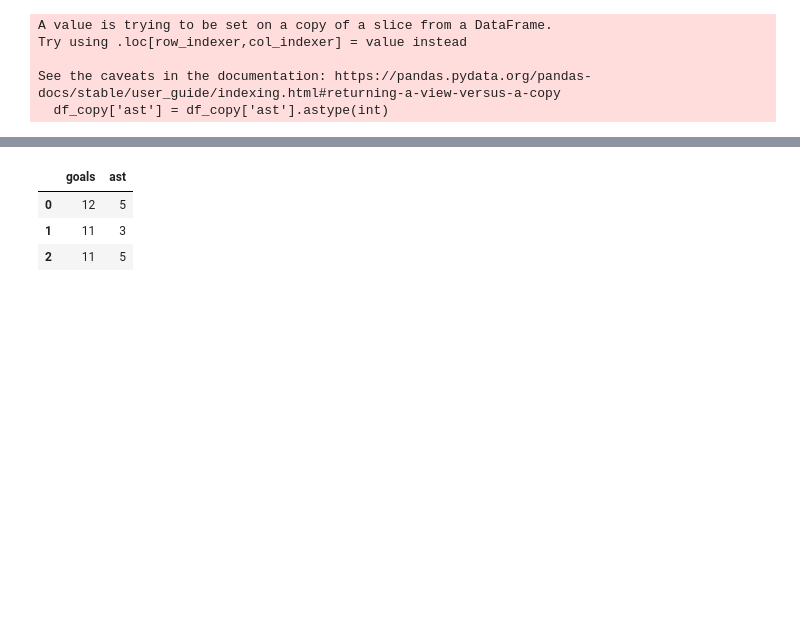
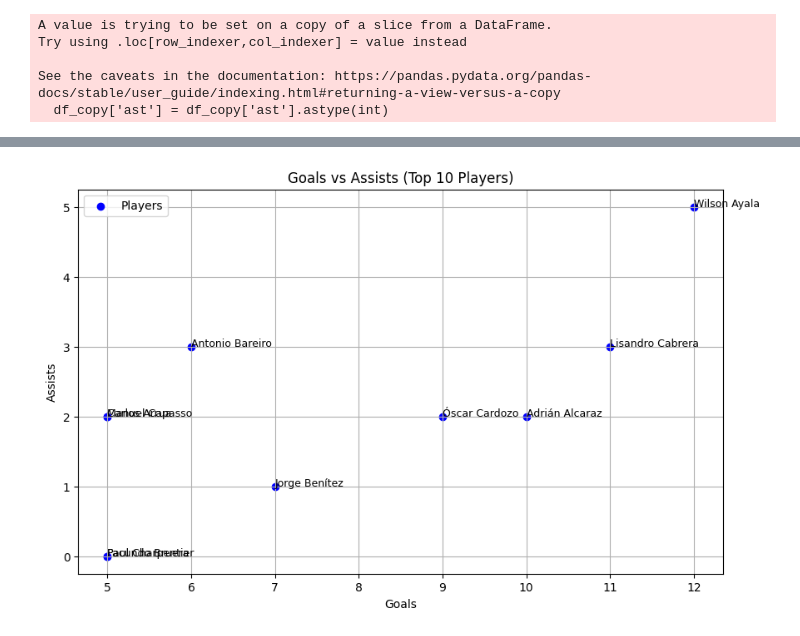
Before and after one commit to axelbol/football-analysis, a Jupyter notebook: twitter_content.ipynb, the cells around one changed output, grey strips where cells are left out. Drawn from its saved outputs; the diff is of its cells as text; code cells hidden in the pictures; blank space fills up the shorter version.

```diff
--- a/twitter_content.ipynb
+++ b/twitter_content.ipynb
@@ -262,7 +272,23 @@ plt.show()
-# %%
-df_filtrado[['goals', 'ast']]
-# %% [output]
-|  | goals | ast |
-| 0 | 12 | 5 |
-| 1 | 11 | 3 |
-| 2 | 11 | 5 |
+# %%
+# Filter the first 10 rows
+df_top10 = df_filter_goals.head(10)
+
+# Create a scatter plot
+plt.figure(figsize=(10, 6))
+plt.scatter(df_top10['goals'], df_top10['ast'], color='blue', label='Players')
+
+# Annotate each point with the player's name
+for i, player in enumerate(df_top10['player']):
+    plt.text(df_top10['goals'].iloc[i], df_top10['ast'].iloc[i], player, fontsize=9)
+
+# Add labels and title
+plt.xlabel('Goals')
+plt.ylabel('Assists')
+plt.title('Goals vs Assists (Top 10 Players)')
+plt.legend()
+plt.grid(True)
+
+# Show the plot
+plt.show()
+# %% [output]
+[figure, added]
```
Also changed, not shown: parts of 7 cells of this notebook.
